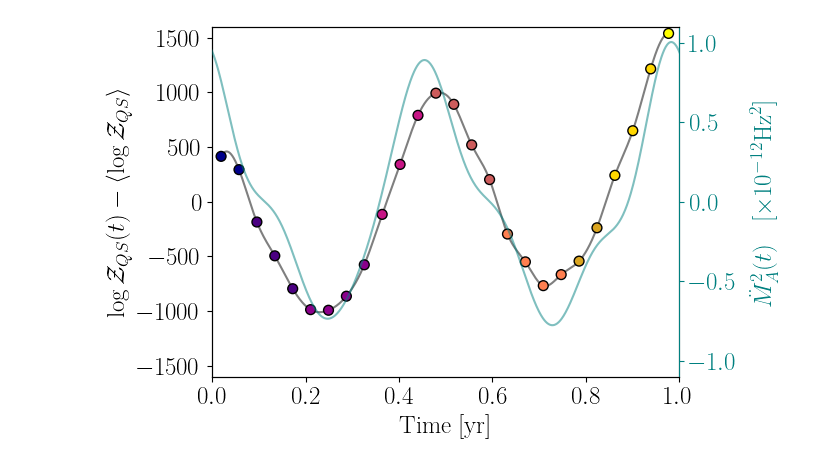
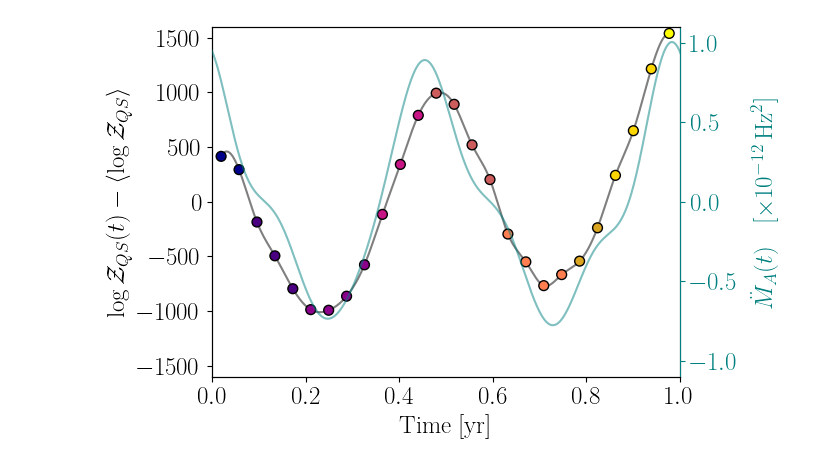
Before and after one commit to RiccardoBuscicchio/bahamas-galactic-foreground-release, a Jupyter notebook: notebooks/Figure6Right.ipynb, the cells around one changed output. Drawn from its saved outputs; the diff is of its cells as text; code cells hidden in the pictures.

Commit message:
Fixes to Figure 6

```diff
--- a/notebooks/Figure6Right.ipynb
+++ b/notebooks/Figure6Right.ipynb
@@ -119,7 +119,7 @@ ax.set_ylabel(
     r"$\log \mathcal{Z}_{QS}(t) - \left\langle \log \mathcal{Z}_{QS}\right\rangle$"
 )
 ax2.set_ylabel(
-    r"$\ddot{M}_A^2(t) \quad [\times 10^{-12} {\rm Hz}^2]$", color="teal", labelpad=8.0
+    r"$\ddot{M}_A(t) \quad [\times 10^{-12}\, {\rm Hz}^2]$", color="teal", labelpad=8.0
 )
 ax.set_xlabel("Time [yr]")
 ax2.plot(
@@ -134,31 +134,31 @@ ax2.plot(
 ax.plot(
     xnew * 7 * 86400 / year,
     ev_gamma_smooth,  # - ev_gamma_smooth[0],
     color="k",
     linestyle="-",
     alpha=0.5,
     zorder=-2,
 )
 
 ax.scatter(
     x * 7 * 86400 / year,
     ev_C - np.mean(ev_C),  # - ev_gamma_smooth[0],
     marker="o",
     color=colors_tot,
     edgecolor="k",
     s=50,
     zorder=10,
 )
 
 
 ax2.set_xlim(0, 1)
 ax.set_xlim(0, 1)
 ax2.set_ylim(-1.1, 1.1)
 ax.set_ylim(-1600, 1600)
 ax.tick_params(axis="y", colors="k")
 ax2.tick_params(axis="y", colors="teal")
 ax.spines["left"].set_color("k")
 ax2.spines["right"].set_color("teal")
 fig.savefig("../plots/Figure6Right.pdf", bbox_inches="tight")
 # %% [output]
-[figure, old version]
+[figure, new version]
```
Also changed, not shown: 1 other file.
